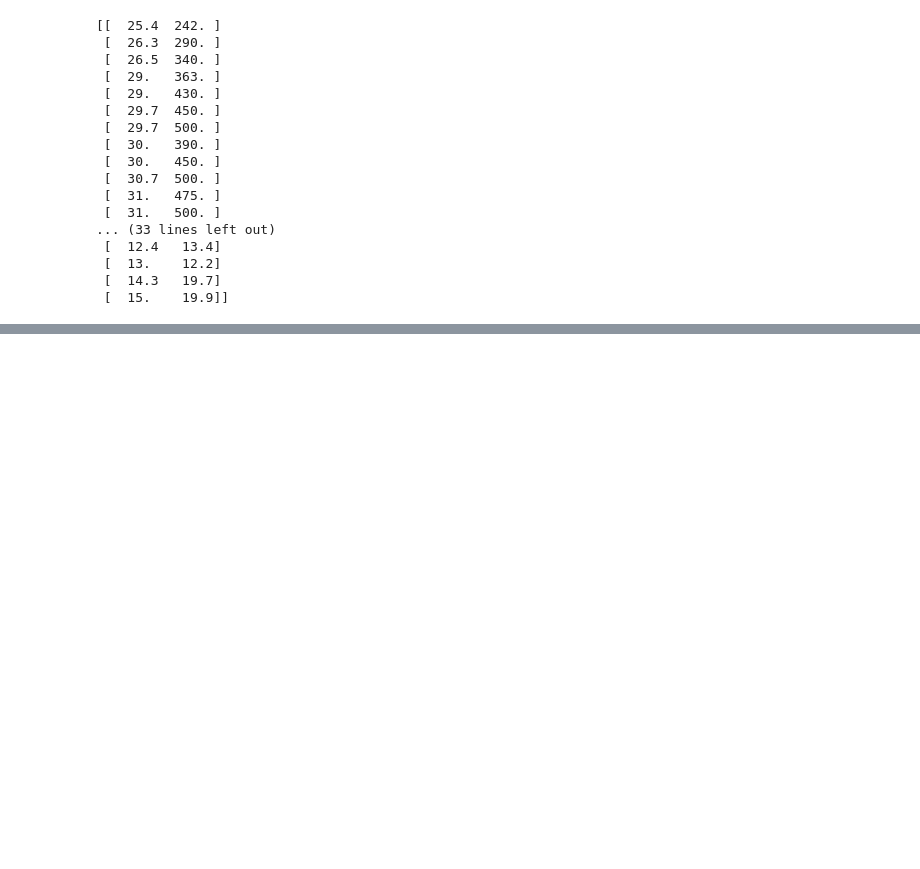
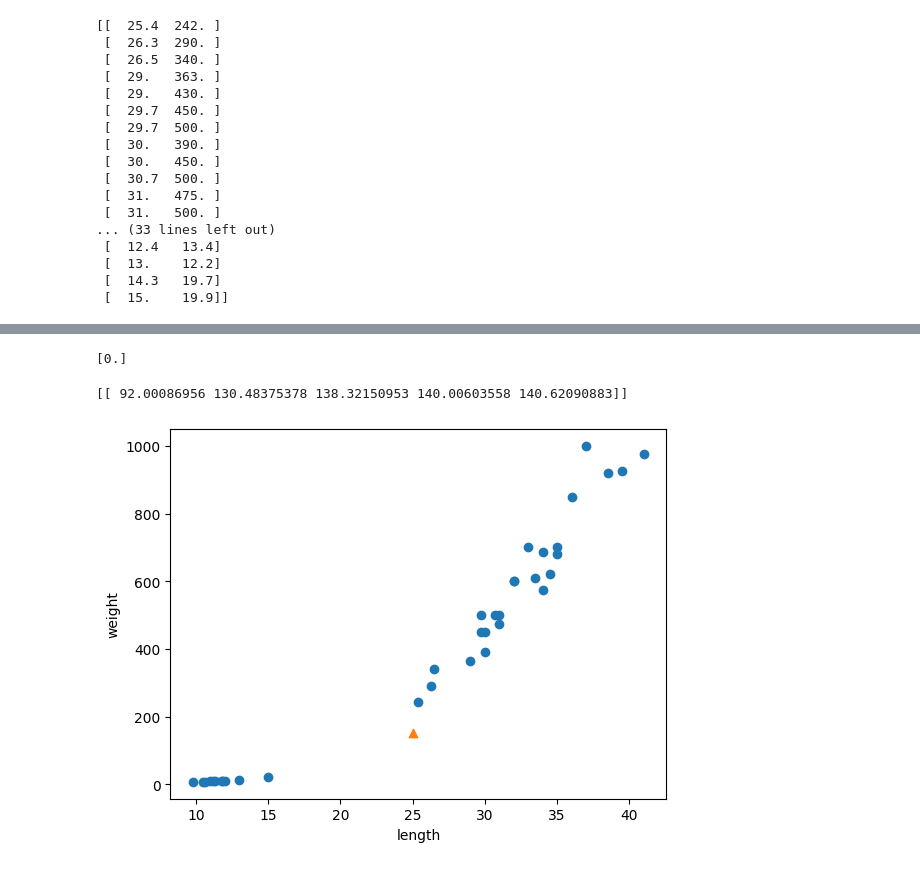
Before and after one commit to jiwon102/Study, a Jupyter notebook: 머신러닝1.ipynb, the cells around one changed output, grey strips where cells are left out. Saved outputs shown, nothing was run; the diff lists cells and outputs as text; code cells hidden in the pictures; blank space fills up the shorter version.

```diff
--- a/머신러닝1.ipynb
+++ b/머신러닝1.ipynb
@@ -239,0 +252,28 @@ fish_target = np.concatenate((np.ones(35), np.zeros(14)))
+# %%
+from sklearn.model_selection import train_test_split
+
+train_input, test_input, train_target, test_target = train_test_split(
+    fish_data, fish_target, random_state=42)
+
+# 피시데이터와 피시타겟을 각각 나누는게 아니라 한꺼번에 보내서 훈련과 테스트로 나눌수있다
+
+# stratify >> 타겟 값이 골고루 섞이게 도와준다
+
+# 랜덤 스테이트 숫자바꿔도된다
+
+# 피시데이터, 피시타켓 을 트레인테스트 스플릿 함수에 넣으면 알아서 조정되서나엄
+# %%
+from sklearn.neighbors import KNeighborsClassifier
+
+kn = KNeighborsClassifier()
+kn.fit(train_input, train_target)
+kn.score(test_input, test_target)
+
+
+## 여기선 정확도가 100인걸 확인가능
+
+print(kn.predict([[25,150]]))
+
+## 여기선  0 이 나오는데 이건 빙어 값으로 인식한거같음
+# %% [output]
+[0.]
@@ -239,0 +284,21 @@ fish_target = np.concatenate((np.ones(35), np.zeros(14)))
+# %%
+print(distances)
+# %% [output]
+[[ 92.00086956 130.48375378 138.32150953 140.00603558 140.62090883]]
+# %%
+import numpy as np
+import matplotlib.pyplot as plt
+
+train_input_array = np.array(train_input)
+
+
+## 여기만 적으면 오류가 나던데,, 찾아보니까
+## train_input_array = np.array(train_input) 이부분을 적어주면 되긴 하더라고요
+## train_input을 numpy 배열로 변환한 후에 인덱싱
+plt.scatter(train_input_array[:,0], train_input_array[:,1])
+plt.scatter(25, 150, marker='^')
+plt.xlabel('length')
+plt.ylabel('weight')
+plt.show()
+# %% [output]
+[figure, added]
```
Also changed, not shown: parts of 38 cells of this notebook.
